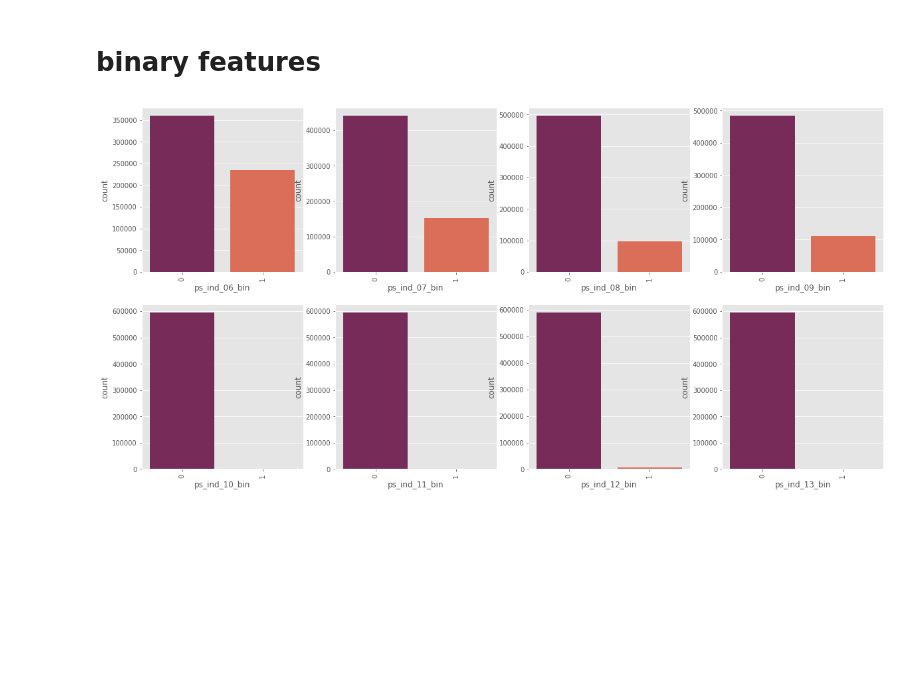
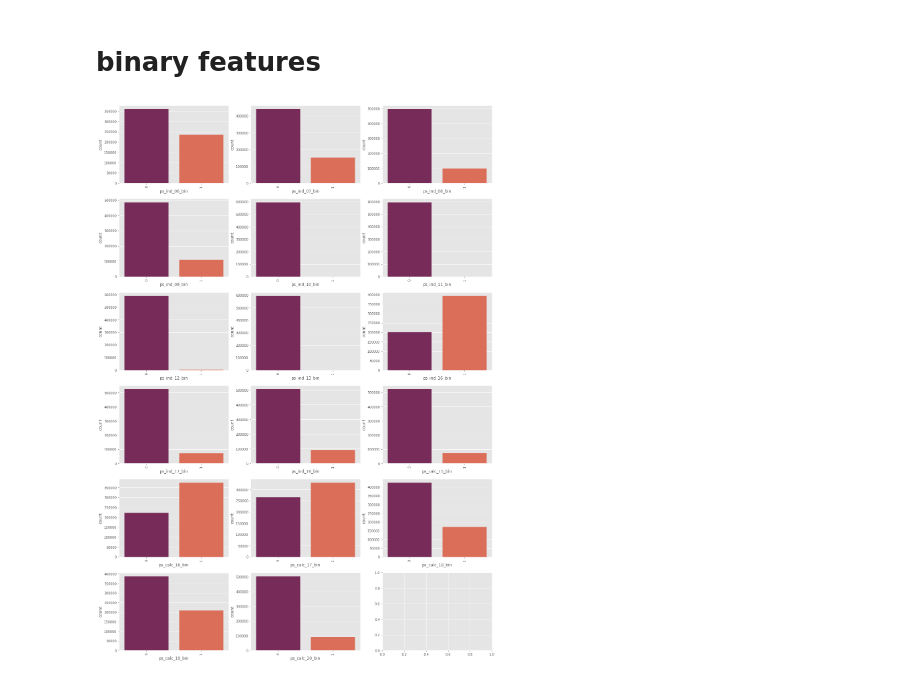
Before and after one commit to KrishnaDesai16/InsuranceClaimPrediction, a Jupyter notebook: InsuranceClaimPrediction.ipynb, the cells around one changed output. Cells and saved outputs as stored; diff of their text form; code cells hidden in the pictures; blank space fills up the shorter version.

```diff
--- a/InsuranceClaimPrediction.ipynb
+++ b/InsuranceClaimPrediction.ipynb
@@ -121,10 +119,10 @@ plt.show()
 # %% [markdown]
 # binary features
 # %%
-fig, ax = plt.subplots(2, 4, figsize=(20, 10))
+fig, ax = plt.subplots(6,3, figsize=(20,30))
 for variable, subplot in zip(binary_features, ax.flatten()):
     sb.countplot(df[variable], ax=subplot,palette='rocket')
     for label in subplot.get_xticklabels():
         label.set_rotation(90)
 # %% [output]
-[figure, old version]
+[figure, new version]
```
Also changed, not shown: parts of 4 cells of this notebook.
